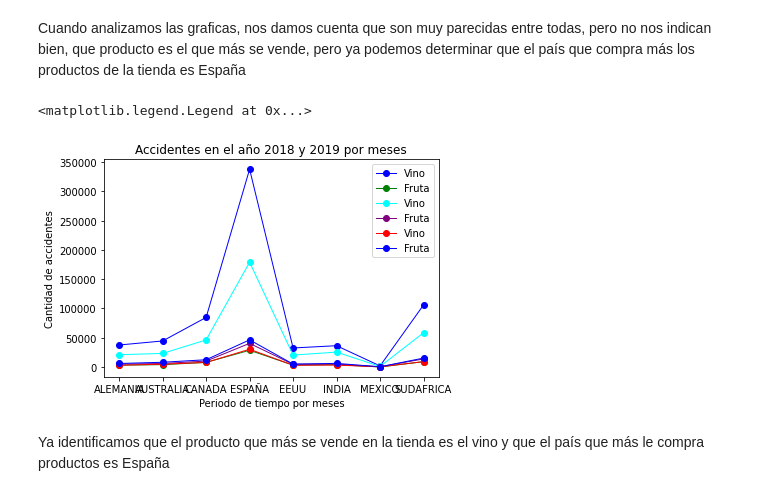
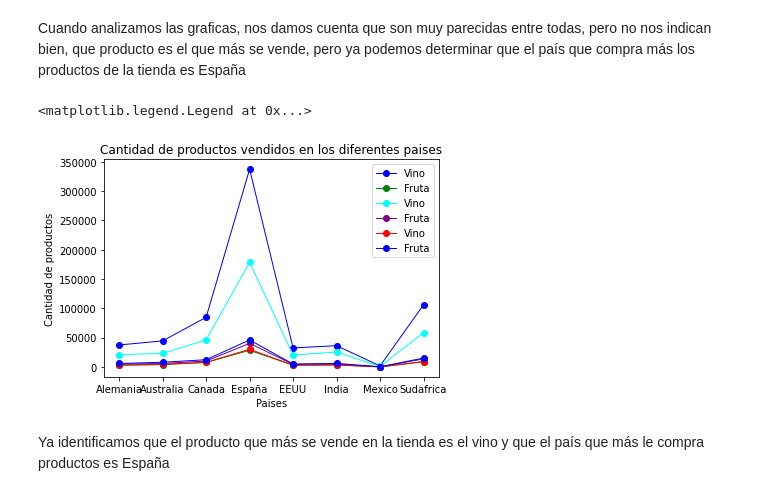
Before and after one commit to GabyLeon10100/MujeresDigitales, a Jupyter notebook: ProyectoFinal.ipynb, the cells around one changed output. Saved outputs shown, nothing was run; the diff lists cells and outputs as text; code cells hidden in the pictures.

```diff
--- a/ProyectoFinal.ipynb
+++ b/ProyectoFinal.ipynb
@@ -306,25 +306,25 @@ Cuando analizamos las graficas, nos damos cuenta que son muy parecidas entre tod
 # %%
 #Creamos la grafica
 y = compra['Wine']
 y2 = compra['Fruit']
 y3 = compra['Meat']
 y4 = compra['Fish']
 y5 = compra['Sweet']
 y6 = compra['Gold']
-x = ["ALEMANIA", "AUSTRALIA", "CANADA", "ESPAÑA", "EEUU", "INDIA", "MEXICO", "SUDAFRICA"]
+x = ["Alemania", "Australia", "Canada", "España", "EEUU", "India", "Mexico", "Sudafrica"]
 plt.plot(x,y,label='Vino', linewidth = 1, color='blue', marker = "o")
 plt.plot(x,y2, label='Fruta',linewidth= 1, color='green', marker = "o")
 plt.plot(x,y3,label='Vino', linewidth = 1, color='cyan', marker = "o")
 plt.plot(x,y4, label='Fruta',linewidth= 1, color='purple', marker = "o")
 plt.plot(x,y5,label='Vino', linewidth = 1, color='red', marker = "o")
 plt.plot(x,y6, label='Fruta',linewidth= 1, color='blue', marker = "o")
-plt.title("Accidentes en el año 2018 y 2019 por meses")
-plt.ylabel("Cantidad de accidentes")
-plt.xlabel("Periodo de tiempo por meses")
+plt.title("Cantidad de productos vendidos en los diferentes paises")
+plt.ylabel("Cantidad de productos")
+plt.xlabel("Paises")
 plt.legend()
 # %% [output]
 <matplotlib.legend.Legend at 0x...>
-[figure, old version]
+[figure, new version]
 # %% [markdown]
 Ya identificamos que el producto que más se vende en la tienda es el vino y que el país que más le compra productos es España
 # %%
```
Also changed, not shown: parts of 1 cell of this notebook.
